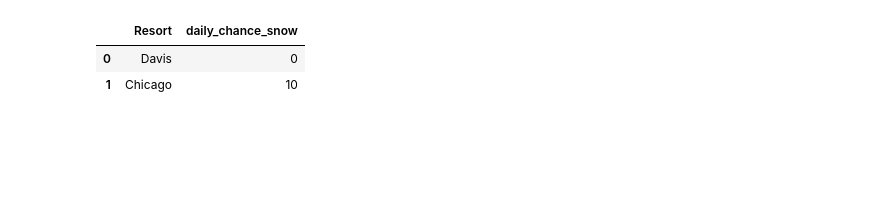
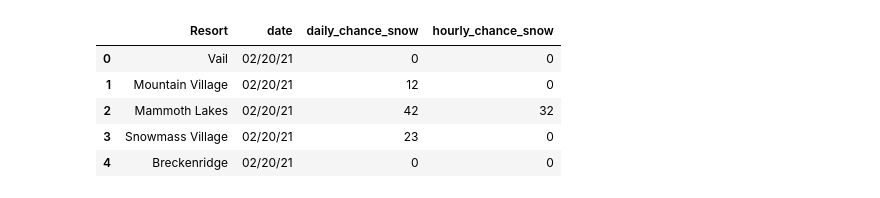
Before and after one commit to lanakimova/ShreddingtheGnar, a Jupyter notebook: weather.ipynb, the cells around one changed output. Saved outputs shown, nothing was run; the diff lists cells and outputs as text; code cells hidden in the pictures; blank space fills up the shorter version.

Commit message:
completed both snow and weather api calls and dfs

```diff
--- a/weather.ipynb
+++ b/weather.ipynb
@@ -68 +79,3 @@ resort_names
+# %%
+test_df = updated_resort[updated_resort['closest_town'].notna()]
 # %%
@@ -71,0 +85,3 @@ len(resort_names)
+# %%
+cities = list(test_df['closest_town'])
+# # cities
@@ -72,6 +93,7 @@ len(resort_names)
 # %%
 # "api.openweathermap.org/data/2.5/weather?q={city name}&appid={API key}"
 # Lists to call
+new_city = []
 date = [] # Make this date updated
 lat = []
 long = []
@@ -88,19 +110,20 @@ x = 0
 
 print('Beginning Data Retrieval')
 print("-"*64)
-for resort in resort_names:
+for city in cities:
     url = "http://api.openweathermap.org/data/2.5/weather?"
     units = 'metric'
 #     query_url = f'q={resort}&appid={weather_api_key}'
-    query_url = f'{url}appid={weather_api_key}&q={resort}&units={units}'
+    query_url = f'{url}appid={weather_api_key}&q={city}&units={units}'
 
 
     try:
         # Get metrics from api doc/response
-        response = requests.get(query_url + resort).json()
+        response = requests.get(query_url + city).json()
         x = x + 1
-        print(f'Processing Record {x} | {resort}')
+        print(f'Processing Record {x} | {city}')
 #         resort_names.append(response['name'])
+        new_city.append(response['name'])
         date.append((datetime.fromtimestamp(response['dt'])).strftime('%m/%d/%y'))
         lat.append(response['coord']['lat'])
         long.append(response['coord']['lon'])
@@ -113,7 +136,7 @@ for resort in resort_names:
         wind_speed.append(response['wind']['speed'])
         cloudiness.append(response['clouds']['all'])
     except KeyError:
-        print("City not found", resort)
+        print("City not found", city)
 # %% [output]
 Beginning Data Retrieval
 ----------------------------------------------------------------
@@ -163,29 +195,30 @@ resort_name = ["Davis", "Chicago"]
 daily_chance_snow = []
 hourly_chance_snow = []
 local_time = []
+hour = []
 
 x = 0
 print('Beginning Data Retrieval')
 print("-"*64)
-for resort in resort_name:
+for city in new_city:
 #     url = "http://api.openweathermap.org/data/2.5/weather?"
     url = "http://api.weatherapi.com/v1/forecast.json?"
 #     units = 'metric'
     days = "1"
-    query_url = f'{url}key={snow_api_key}&q={resort}&days={days}'
+    query_url = f'{url}key={snow_api_key}&q={city}&days={days}'
 
 
     try:
         # Get metrics from api doc/response
-        response = requests.get(query_url + resort).json()
+        response = requests.get(query_url + city).json()
         x = x + 1
-        print(f'Processing Record {x} | {resort}')
+        print(f'Processing Record {x} | {city}')
         daily_chance_snow.append(response['forecast']['forecastday'][0]['day']['daily_chance_of_snow'])
         hourly_chance_snow.append(response['forecast']['forecastday'][0]['hour'][0]['chance_of_snow'])
         local_time.append(response['location']['localtime'])
         hour.append(response['forecast']['forecastday'][0]['hour'][0]['time'])
     except KeyError:
-        print("City not found", resort)
+        print("City not found", city)
 # %% [output]
 Beginning Data Retrieval
 ----------------------------------------------------------------
@@ -218,12 +244,17 @@ response
 # %%
 test = {
-    "Resort": resort_name,
-#     "Date": date,
+    "Resort": new_city,
+    "date": date,
+#     "hour": hour,
     "daily_chance_snow": daily_chance_snow,
+    "hourly_chance_snow": hourly_chance_snow,
 }
 test_df = pd.DataFrame(test)
 test_df.head()
 # %% [output]
-|  | Resort | daily_chance_snow |
-| 0 | Davis | 0 |
-| 1 | Chicago | 10 |
+|  | Resort | date | daily_chance_snow | hourly_chance_snow |
+| 0 | Vail | 02/20/21 | 0 | 0 |
+| 1 | Mountain Village | 02/20/21 | 12 | 0 |
+| 2 | Mammoth Lakes | 02/20/21 | 42 | 32 |
+| 3 | Snowmass Village | 02/20/21 | 23 | 0 |
+| 4 | Breckenridge | 02/20/21 | 0 | 0 |
```
Also changed, not shown: parts of 25 cells of this notebook.
